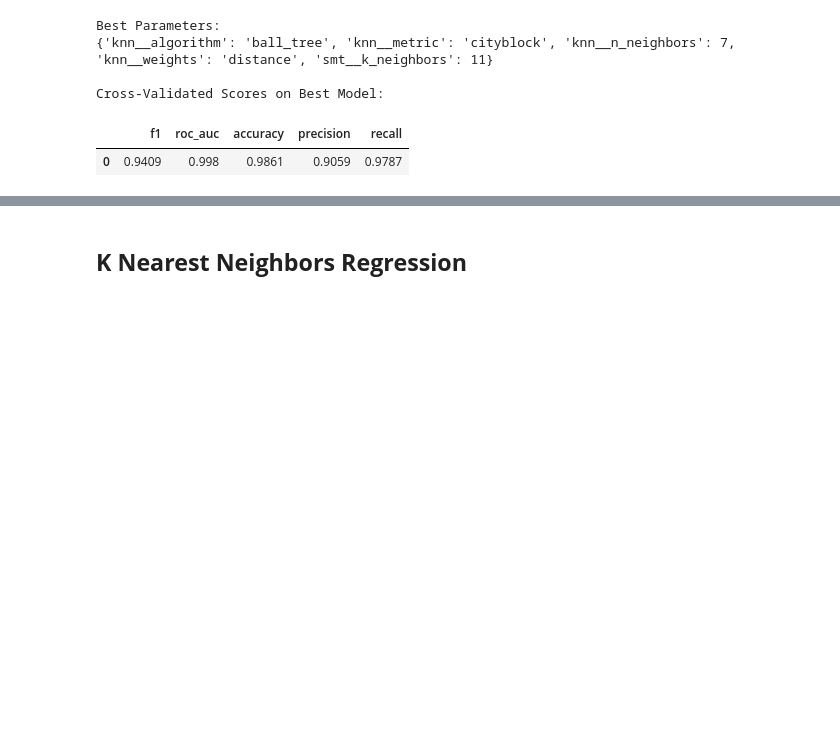
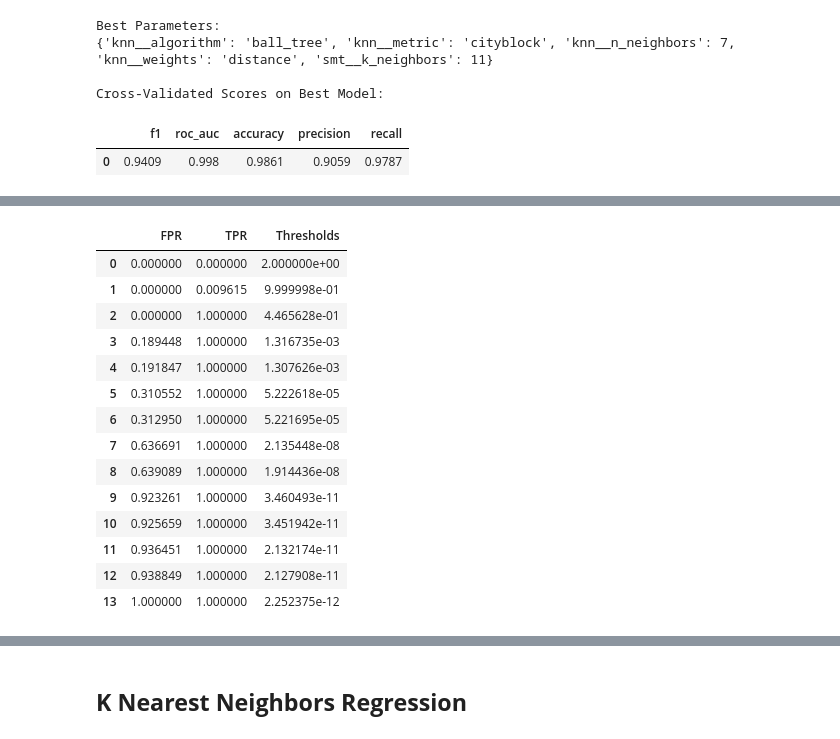
Before and after one commit to kellyshreeve/insurance, a Jupyter notebook: insurance_analysis.ipynb, the cells around one changed output, grey strips where cells are left out. Saved outputs shown, nothing was run; the diff lists cells and outputs as text; code cells hidden in the pictures; blank space fills up the shorter version.

```diff
--- a/insurance_analysis.ipynb
+++ b/insurance_analysis.ipynb
@@ -618,0 +532,18 @@ IndexError: only integers, slices (`:`), ellipsis (`...`), numpy.newaxis (`None`
+# %%
+# Pipeline to scale, fit, and cross validate unweighted logistic regression
+# with SMOTE
+model = LogisticRegression(solver='liblinear')
+upsample = SMOTE(random_state=123)
+
+pipe = Pipeline([('smt', upsample), ('scale', preprocessor), ('model', model)])
+
+grid = {
+    'smt__k_neighbors': np.arange(1, 26, 1)
+}
+
+scores = {'accuracy': 'accuracy', 'precision': 'precision',
+          'recall': 'recall', 'f1': 'f1', 'roc_auc': 'roc_auc'}
+
+logreg_smt_gscv = GridSearchCV(pipe, param_grid=grid, scoring=scores,
+                                   cv=3, refit='f1')
+logreg_smt_gscv.fit(features_train, target_train_class)
@@ -618,0 +628,41 @@ IndexError: only integers, slices (`:`), ellipsis (`...`), numpy.newaxis (`None`
+# %%
+# Plot ROC AUC to determine optimal logistic regression threshold
+
+# split into train and validate for optimization
+features_train_opt, features_valid_opt, target_train_opt, target_valid_opt = train_test_split(
+    features_train, target_train_class, test_size=0.25, random_state=123
+    )
+
+# scale and fit model
+logreg = LogisticRegression(random_state=123)
+
+pipe = Pipeline([('scale', preprocessor), ('model', logreg)])
+
+pipe.fit(features_train_opt, target_train_opt)
+
+# extract predicted probabilities
+predictions = pipe.predict_proba(features_valid_opt)
+predictions = predictions[:, 1]
+
+# find fpr and tpr for each threshold
+fpr, tpr, thresholds = roc_curve(target_valid_opt, predictions)
+
+fpr_tpr = pd.DataFrame(data={'FPR':fpr, 'TPR':tpr, 'Thresholds':thresholds})
+
+display(fpr_tpr)
+# %% [output]
+|  | FPR | TPR | Thresholds |
+| 0 | 0.000000 | 0.000000 | 2.000000e+00 |
+| 1 | 0.000000 | 0.009615 | 9.999998e-01 |
+| 2 | 0.000000 | 1.000000 | 4.465628e-01 |
+| 3 | 0.189448 | 1.000000 | 1.316735e-03 |
+| 4 | 0.191847 | 1.000000 | 1.307626e-03 |
+| 5 | 0.310552 | 1.000000 | 5.222618e-05 |
+| 6 | 0.312950 | 1.000000 | 5.221695e-05 |
+| 7 | 0.636691 | 1.000000 | 2.135448e-08 |
+| 8 | 0.639089 | 1.000000 | 1.914436e-08 |
+| 9 | 0.923261 | 1.000000 | 3.460493e-11 |
+| 10 | 0.925659 | 1.000000 | 3.451942e-11 |
+| 11 | 0.936451 | 1.000000 | 2.132174e-11 |
+| 12 | 0.938849 | 1.000000 | 2.127908e-11 |
+| 13 | 1.000000 | 1.000000 | 2.252375e-12 |
```
Also changed, not shown: parts of 24 cells of this notebook.
